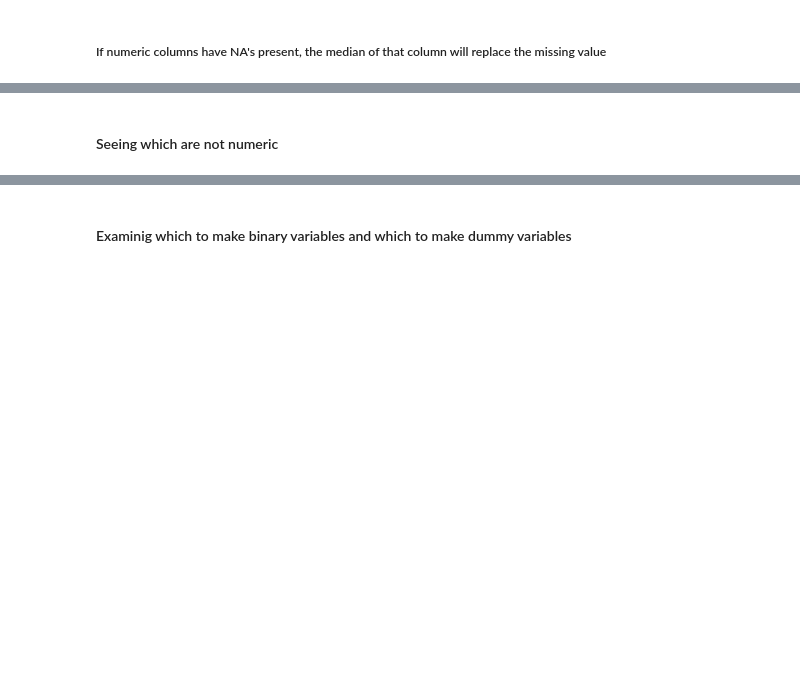
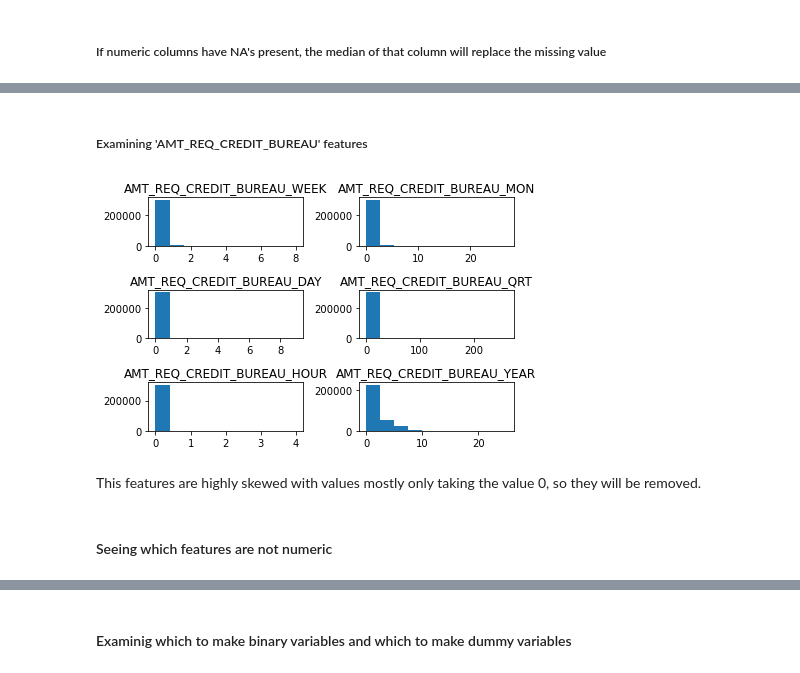
Before and after one commit to nr1988/ADS-505-Group-6, a Jupyter notebook: ADS505ProjectEDA.ipynb, the cells around one changed output, grey strips where cells are left out. Cells and saved outputs as stored; diff of their text form; code cells hidden in the pictures; blank space fills up the shorter version.

```diff
--- a/ADS505ProjectEDA.ipynb
+++ b/ADS505ProjectEDA.ipynb
@@ -132,0 +152,24 @@ credit_df = credit_df.fillna(credit_df.median())
+# %%
+credit_df = credit_df.drop(['REGION_RATING_CLIENT_W_CITY', 'REGION_RATING_CLIENT'], axis = 1)
+credit_df = pd.concat([credit_df, REGION_RATING_CLIENT], axis = 1)
+# %% [markdown]
+##### Examining 'AMT_REQ_CREDIT_BUREAU' features
+# %%
+fig, axs = plt.subplots(3, 2)
+axs[0, 0].hist(credit_df['AMT_REQ_CREDIT_BUREAU_WEEK'])
+axs[0, 0].set_title("AMT_REQ_CREDIT_BUREAU_WEEK")
+axs[1, 0].hist(credit_df['AMT_REQ_CREDIT_BUREAU_DAY'])
+axs[1, 0].set_title("AMT_REQ_CREDIT_BUREAU_DAY")
+axs[2, 0].hist(credit_df['AMT_REQ_CREDIT_BUREAU_HOUR'])
+axs[2, 0].set_title("AMT_REQ_CREDIT_BUREAU_HOUR")
+axs[0, 1].hist(credit_df['AMT_REQ_CREDIT_BUREAU_MON'])
+axs[0, 1].set_title("AMT_REQ_CREDIT_BUREAU_MON")
+axs[1, 1].hist(credit_df['AMT_REQ_CREDIT_BUREAU_QRT'])
+axs[1, 1].set_title("AMT_REQ_CREDIT_BUREAU_QRT")
+axs[2, 1].hist(credit_df['AMT_REQ_CREDIT_BUREAU_YEAR'])
+axs[2, 1].set_title("AMT_REQ_CREDIT_BUREAU_YEAR")
+fig.tight_layout()
+# %% [output]
+[figure, added]
+# %% [markdown]
+This features are highly skewed with values mostly only taking the value 0, so they will be removed.
@@ -133,5 +180,5 @@ credit_df = credit_df.fillna(credit_df.median())
 # %% [markdown]
-#### Seeing which are not numeric
+#### Seeing which features are not numeric
 # %%
 col_char = list(set(cols) - set(num_cols))
 col_char
```
Also changed, not shown: parts of 14 cells of this notebook.
